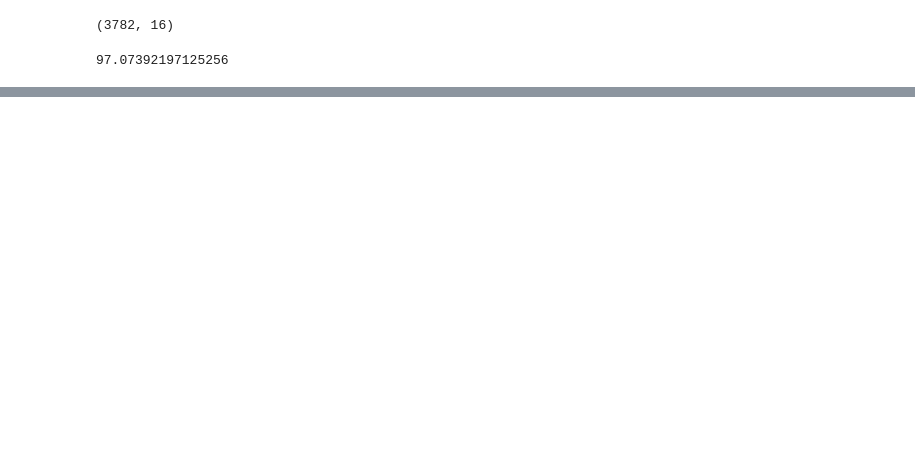
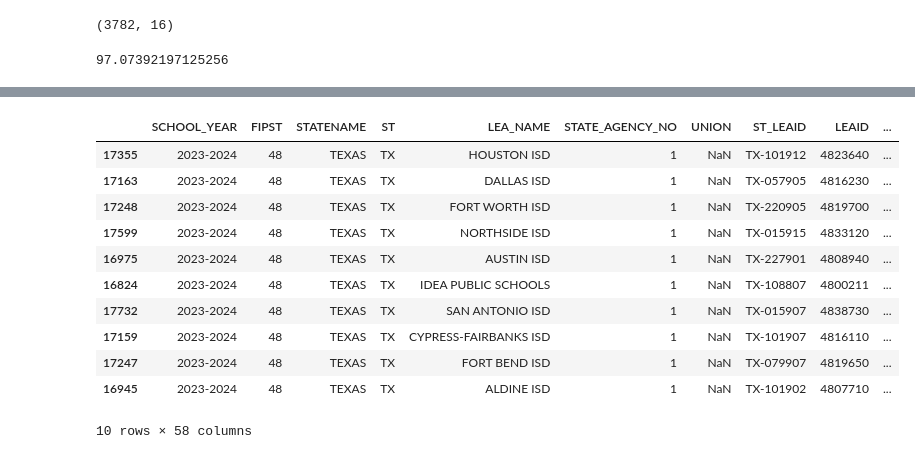
Before and after one commit to audrey-tan/cepr_boarddocs, a Jupyter notebook: deliverable2/merge_nces.ipynb, the cells around one changed output, grey strips where cells are left out. Cells and saved outputs as stored; diff of their text form; code cells hidden in the pictures; blank space fills up the shorter version.

Commit message:
texas top 10

```diff
--- a/deliverable2/merge_nces.ipynb
+++ b/deliverable2/merge_nces.ipynb
@@ -395,0 +430,25 @@ matched.shape[0] / pd.read_csv("../deliverable1/release/deliverable_1.csv").shap
+# %%
+old_nces_df = pd.read_csv("../nces2324.csv")
+
+# Filter the NCES dataframe for Texas
+texas_districts = old_nces_df[old_nces_df["LSTATE"] == "TX"]
+
+# Assuming there is a column 'NUM_SCHOOLS' that indicates the number of operational schools
+# Sort the dataframe by the number of operational schools in descending order
+largest_texas_districts = texas_districts.sort_values(by="OPERATIONAL_SCHOOLS", ascending=False)
+
+# Display the top 10 largest districts
+largest_texas_districts.head(10)
+# %% [output]
+|  | SCHOOL_YEAR | FIPST | STATENAME | ST | LEA_NAME | STATE_AGENCY_NO | UNION | ST_LEAID | LEAID | ... |
+| 17355 | 2023-2024 | 48 | TEXAS | TX | HOUSTON ISD | 1 | NaN | TX-101912 | 4823640 | ... |
+| 17163 | 2023-2024 | 48 | TEXAS | TX | DALLAS ISD | 1 | NaN | TX-057905 | 4816230 | ... |
+| 17248 | 2023-2024 | 48 | TEXAS | TX | FORT WORTH ISD | 1 | NaN | TX-220905 | 4819700 | ... |
+| 17599 | 2023-2024 | 48 | TEXAS | TX | NORTHSIDE ISD | 1 | NaN | TX-015915 | 4833120 | ... |
+| 16975 | 2023-2024 | 48 | TEXAS | TX | AUSTIN ISD | 1 | NaN | TX-227901 | 4808940 | ... |
+| 16824 | 2023-2024 | 48 | TEXAS | TX | IDEA PUBLIC SCHOOLS | 1 | NaN | TX-108807 | 4800211 | ... |
+| 17732 | 2023-2024 | 48 | TEXAS | TX | SAN ANTONIO ISD | 1 | NaN | TX-015907 | 4838730 | ... |
+| 17159 | 2023-2024 | 48 | TEXAS | TX | CYPRESS-FAIRBANKS ISD | 1 | NaN | TX-101907 | 4816110 | ... |
+| 17247 | 2023-2024 | 48 | TEXAS | TX | FORT BEND ISD | 1 | NaN | TX-079907 | 4819650 | ... |
+| 16945 | 2023-2024 | 48 | TEXAS | TX | ALDINE ISD | 1 | NaN | TX-101902 | 4807710 | ... |
+10 rows × 58 columns
```
Also changed, not shown: parts of 12 cells of this notebook, 2 other files.
